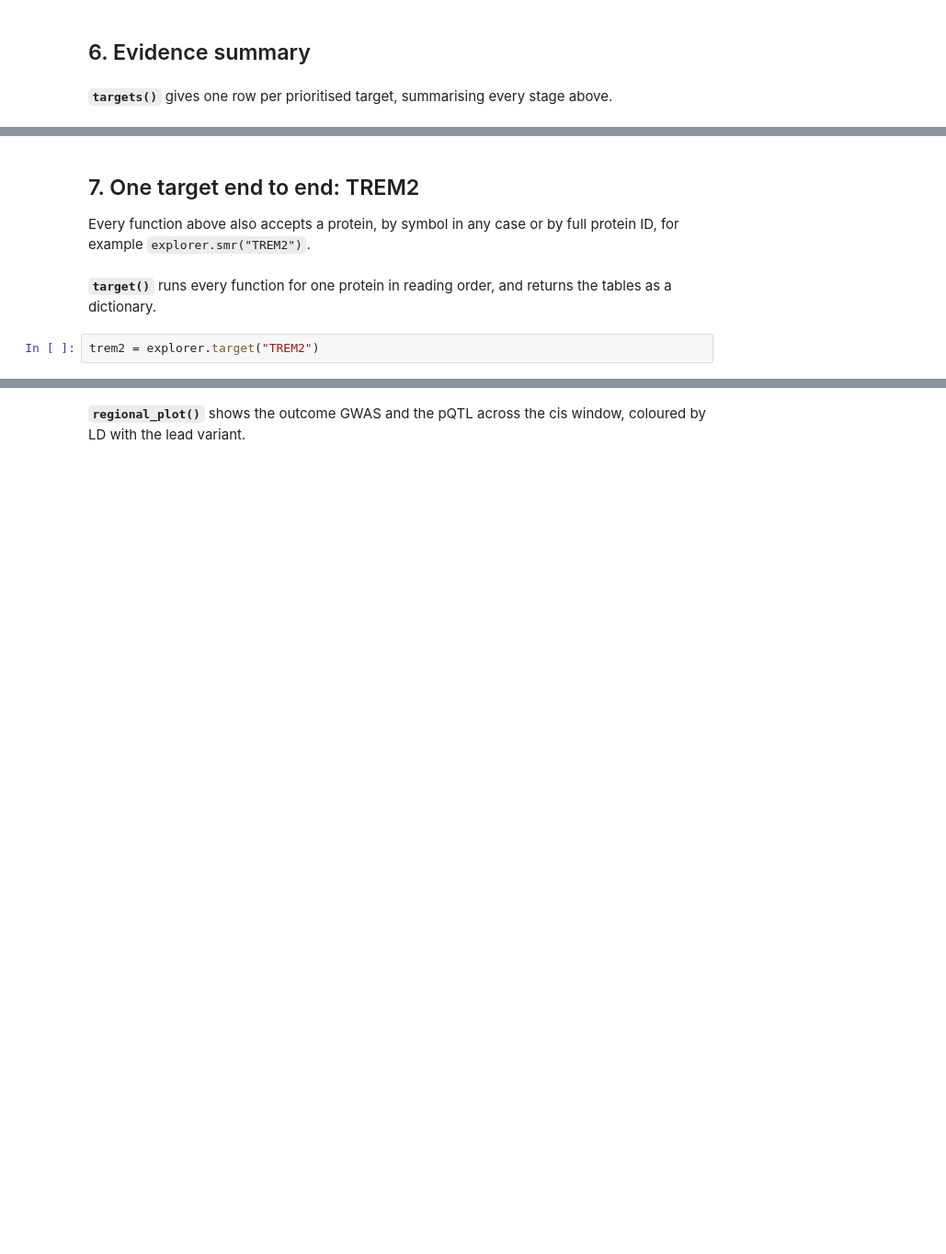
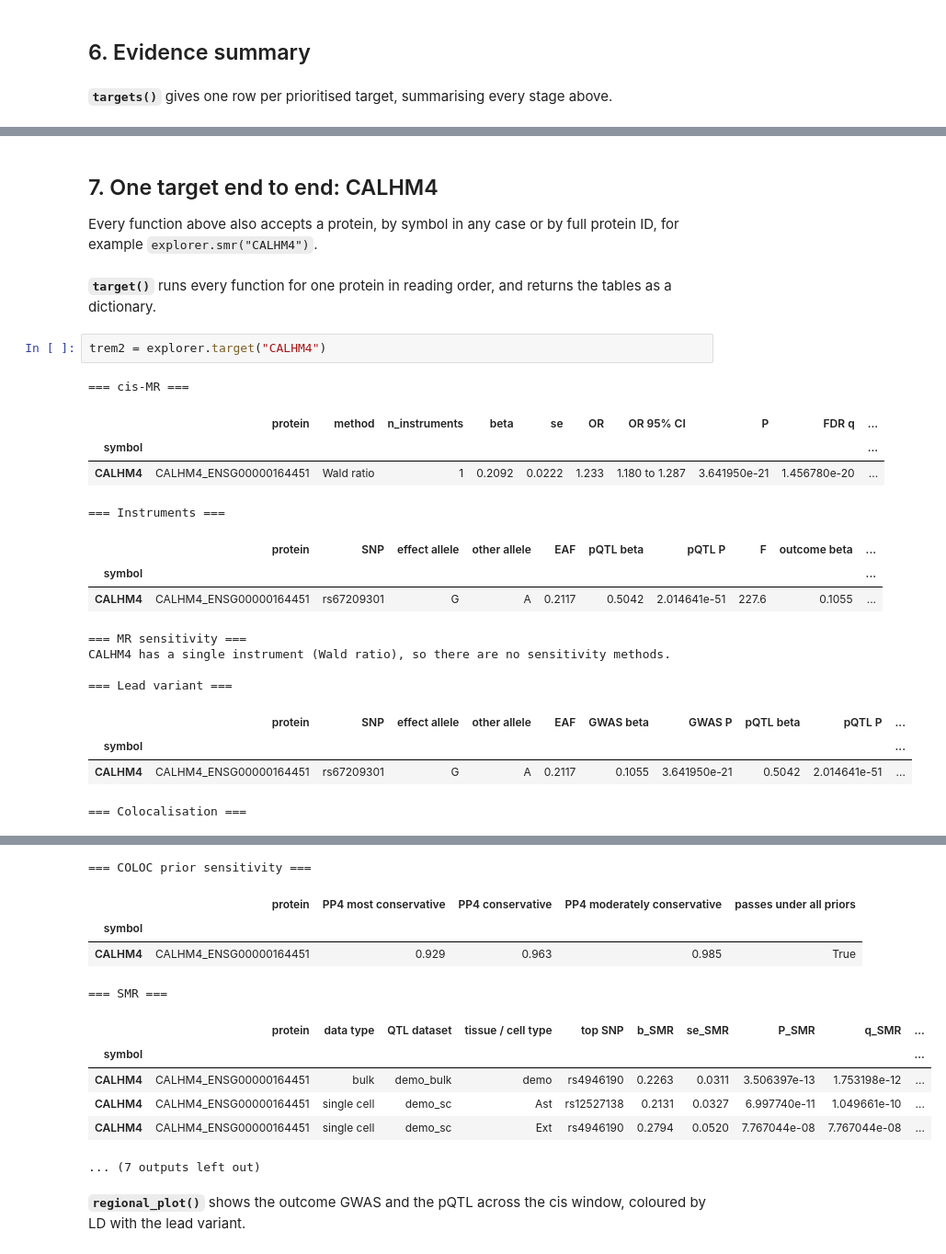
Before and after one commit to guillermocomesanacimadevila/drugMR, a Jupyter notebook: notebooks/01_interpreting_results.ipynb, the cells around one changed output, grey strips where cells are left out. Shown at 92% size. Cells and saved outputs as stored; diff of their text form; blank space fills up the shorter version.

```diff
--- a/notebooks/01_interpreting_results.ipynb
+++ b/notebooks/01_interpreting_results.ipynb
@@ -125,8 +330,25 @@ explorer.targets()
 # %% [markdown]
-## 7. One target end to end: TREM2
+## 7. One target end to end: CALHM4
 
-Every function above also accepts a protein, by symbol in any case or by full protein ID, for example `explorer.smr("TREM2")`.
+Every function above also accepts a protein, by symbol in any case or by full protein ID, for example `explorer.smr("CALHM4")`.
 # %% [markdown]
 **`target()`** runs every function for one protein in reading order, and returns the tables as a dictionary.
 # %%
-trem2 = explorer.target("TREM2")
+trem2 = explorer.target("CALHM4")
+# %% [output]
+=== cis-MR ===
+|  | protein | method | n_instruments | beta | se | OR | OR 95% CI | P | FDR q | ... |
+| symbol |  |  |  |  |  |  |  |  |  | ... |
+| CALHM4 | CALHM4_ENSG00000164451 | Wald ratio | 1 | 0.2092 | 0.0222 | 1.233 | 1.180 to 1.287 | 3.641950e-21 | 1.456780e-20 | ... |
+=== Instruments ===
+|  | protein | SNP | effect allele | other allele | EAF | pQTL beta | pQTL P | F | outcome beta | ... |
+| symbol |  |  |  |  |  |  |  |  |  | ... |
+| CALHM4 | CALHM4_ENSG00000164451 | rs67209301 | G | A | 0.2117 | 0.5042 | 2.014641e-51 | 227.6 | 0.1055 | ... |
+=== MR sensitivity ===
+CALHM4 has a single instrument (Wald ratio), so there are no sensitivity methods.
+
+=== Lead variant ===
+|  | protein | SNP | effect allele | other allele | EAF | GWAS beta | GWAS P | pQTL beta | pQTL P | ... |
+| symbol |  |  |  |  |  |  |  |  |  | ... |
+| CALHM4 | CALHM4_ENSG00000164451 | rs67209301 | G | A | 0.2117 | 0.1055 | 3.641950e-21 | 0.5042 | 2.014641e-51 | ... |
+=== Colocalisation ===
@@ -133,3 +358,14 @@ trem2 = explorer.target("TREM2")
+=== COLOC prior sensitivity ===
+|  | protein | PP4 most conservative | PP4 conservative | PP4 moderately conservative | passes under all priors |
+| symbol |  |  |  |  |  |
+| CALHM4 | CALHM4_ENSG00000164451 | 0.929 | 0.963 | 0.985 | True |
+=== SMR ===
+|  | protein | data type | QTL dataset | tissue / cell type | top SNP | b_SMR | se_SMR | P_SMR | q_SMR | ... |
+| symbol |  |  |  |  |  |  |  |  |  | ... |
+| CALHM4 | CALHM4_ENSG00000164451 | bulk | demo_bulk | demo | rs4946190 | 0.2263 | 0.0311 | 3.506397e-13 | 1.753198e-12 | ... |
+| CALHM4 | CALHM4_ENSG00000164451 | single cell | demo_sc | Ast | rs12527138 | 0.2131 | 0.0327 | 6.997740e-11 | 1.049661e-10 | ... |
+| CALHM4 | CALHM4_ENSG00000164451 | single cell | demo_sc | Ext | rs4946190 | 0.2794 | 0.0520 | 7.767044e-08 | 7.767044e-08 | ... |
+... (7 outputs left out)
 # %% [markdown]
 **`regional_plot()`** shows the outcome GWAS and the pQTL across the cis window, coloured by LD with the lead variant.
 # %%
```
Also changed, not shown: parts of 24 cells of this notebook, 7 other files.
